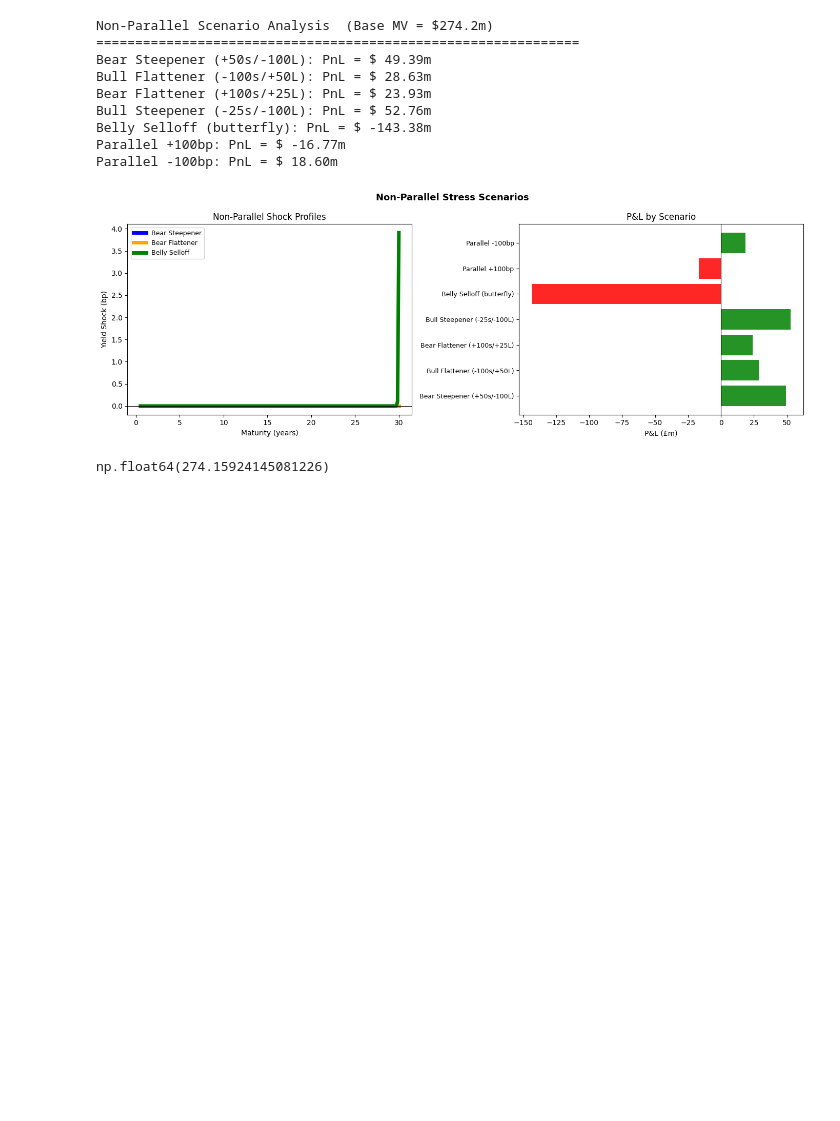
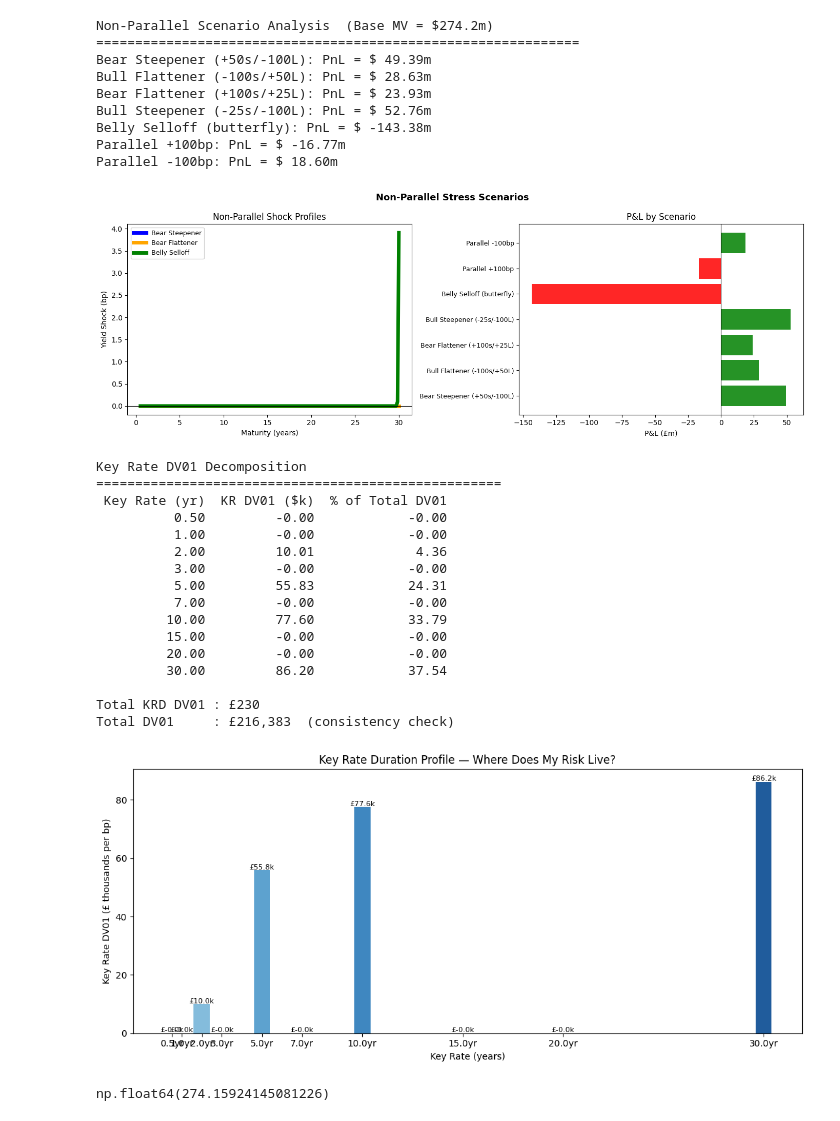
Before and after one commit to sbaijal/Yield-Curve-Modeling, a Jupyter notebook: notebooks/yield-curve-risk-management.ipynb, the cells around one changed output. Drawn from its saved outputs; the diff is of its cells as text; code cells hidden in the pictures; blank space fills up the shorter version.

```diff
--- a/notebooks/yield-curve-risk-management.ipynb
+++ b/notebooks/yield-curve-risk-management.ipynb
@@ -345,6 +351,78 @@ Belly Selloff (butterfly): PnL = $ -143.38m
 Parallel +100bp: PnL = $ -16.77m
 Parallel -100bp: PnL = $ 18.60m
 [figure]
+# %%
+key_rates = np.array([0.5, 1.0, 2.0, 3.0, 5.0, 7.0, 10.0, 15.0, 20.0, 30.0])
+bump = 0.01  # 1bp
+
+def bumped_mv_krd(key_rate_idx, bump_bp=1):
+    total_mv = 0
+    for _, row in portfolio_df.iterrows():
+        mat = row['Maturity (years)']
+        kr     = key_rates[key_rate_idx]
+        kr_prev = key_rates[key_rate_idx-1] if key_rate_idx > 0 else 0
+        kr_next = key_rates[key_rate_idx+1] if key_rate_idx < len(key_rates)-1 else 40
+        if mat <= kr_prev or mat >= kr_next:
+            w = 0
+        elif mat <= kr:
+            w = (mat - kr_prev) / (kr - kr_prev)
+        else:
+            w = (kr_next - mat) / (kr_next - kr)
+        shock = bump_bp * w
+        p_s = dict(b0=NS['b0']+shock/100, b1=NS['b1'], b2=NS['b2'], lam=NS['lam'])
+        r   = price_bond(row['Coupon Rate (%)'], row['Maturity (years)'], params=p_s)
+        total_mv += r['price']/100 * row['Market Value ($)']
+    return total_mv
+
+krd_results = {}
+for i, kr in enumerate(key_rates):
+    mv_up   = bumped_mv_krd(i, +1)
+    mv_down = bumped_mv_krd(i, -1)
+    krd_results[kr] = -(mv_up - mv_down) / 2  # DV01 at this key rate
+
+krd_df = pd.DataFrame({'Key Rate (yr)': key_rates,
+                        'KR DV01 ($)': [krd_results[k] for k in key_rates]})
+krd_df['KR DV01 ($k)'] = krd_df['KR DV01 ($)'] / 1000
+krd_df['% of Total DV01'] = krd_df['KR DV01 ($k)'] / krd_df['KR DV01 ($k)'].sum() * 100
+
+print("Key Rate DV01 Decomposition")
+print("="*52)
+print(krd_df[['Key Rate (yr)', 'KR DV01 ($k)', '% of Total DV01']].to_string(index=False, float_format=lambda x: f'{x:.2f}'))
+print(f"\nTotal KRD DV01 : £{krd_df['KR DV01 ($k)'].sum():,.0f}")
+print(f"Total DV01     : £{portfolio_df['DV01 ($)'].sum():,.0f}  (consistency check)")
+
+fig, ax = plt.subplots(figsize=(11, 5))
+ax.bar(key_rates, krd_df['KR DV01 ($k)'],
+       color=plt.cm.Blues(np.linspace(0.35, 0.9, len(krd_df))),
+       width=0.8, alpha=0.9)
+ax.set_xlabel('Key Rate (years)')
+ax.set_ylabel('Key Rate DV01 (£ thousands per bp)')
+ax.set_title('Key Rate Duration Profile — Where Does My Risk Live?')
+ax.set_xticks(key_rates)
+ax.set_xticklabels([f'{k}yr' for k in key_rates])
+for x, y in zip(krd_df['Key Rate (yr)'], krd_df['KR DV01 ($k)']):
+    ax.text(x, y+0.3, f'£{y:.1f}k', ha='center', fontsize=8)
+plt.tight_layout()
+#plt.savefig('krd.png', dpi=150, bbox_inches='tight')
+plt.show()
+# %% [output]
+Key Rate DV01 Decomposition
+====================================================
+ Key Rate (yr)  KR DV01 ($k)  % of Total DV01
+          0.50         -0.00            -0.00
+          1.00         -0.00            -0.00
+          2.00         10.01             4.36
+          3.00         -0.00            -0.00
+          5.00         55.83            24.31
+          7.00         -0.00            -0.00
+         10.00         77.60            33.79
+         15.00         -0.00            -0.00
+         20.00         -0.00            -0.00
+         30.00         86.20            37.54
+
+Total KRD DV01 : £230
+Total DV01     : £216,383  (consistency check)
+[figure, added]
 # %%
 # %% [output]
 np.float64(274.15924145081226)
```
Also changed, not shown: parts of 4 cells of this notebook.
